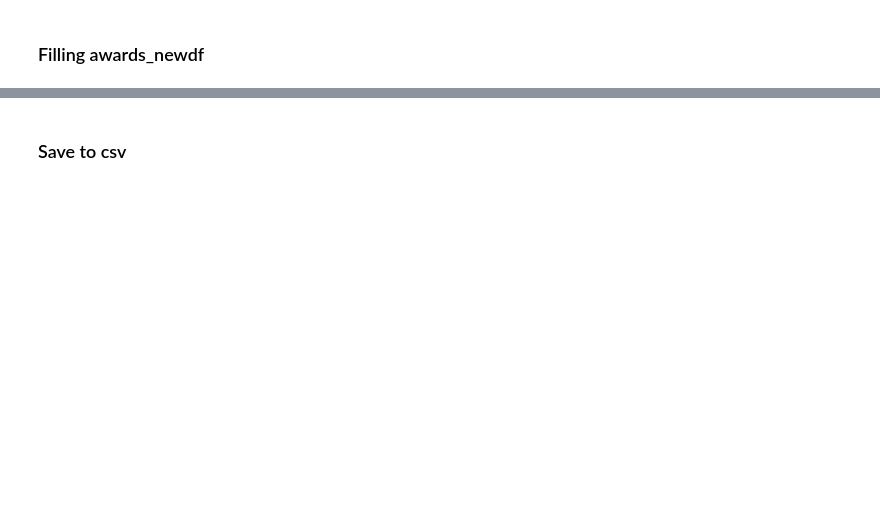
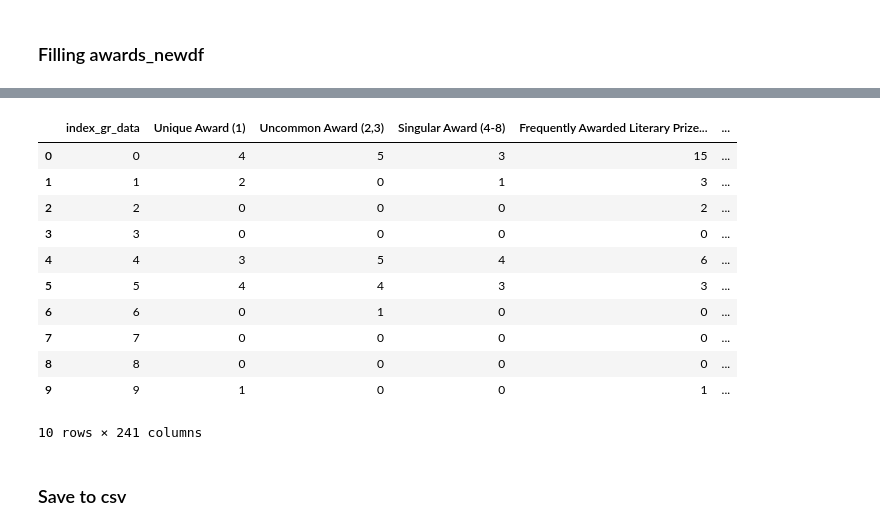
Before and after one commit to alleida23/Final_Project, a Jupyter notebook: 0. Drafts/goodreads_awards_NEWDF.ipynb, the cells around one changed output, grey strips where cells are left out. Cells and saved outputs as stored; diff of their text form; code cells hidden in the pictures; blank space fills up the shorter version.

```diff
--- a/0. Drafts/goodreads_awards_NEWDF.ipynb
+++ b/0. Drafts/goodreads_awards_NEWDF.ipynb
@@ -239,0 +261,4 @@ Index(['ALA Alex Award ', 'Ambassador Book Award for Fiction ',
+# %%
+# Sort the columns of the unique awards dataframe by name in descending order
+award_unique = award_unique.sort_index(axis=1, ascending=True)
+award_unique.columns
@@ -239,0 +285,3 @@ Index(['ALA Alex Award ', 'Ambassador Book Award for Fiction ',
+# %%
+award_newdf = pd.concat([award_newdf,award_unique],axis=1)
+award_newdf.shape
@@ -427,0 +297,20 @@ There are no rows with all values as 0 in award_df
+# %%
+# Loop through the first 10 rows in the awards_df dataframe
+for idx, row in awards_df.iterrows():
+    # Append the corresponding awards_df['index_gr_data'] to each new row in the award_newdf dataframe
+    award_newdf.at[idx, 'index_gr_data'] = row['index_gr_data']
+
+    # Check each award in the current row
+    for award in row['awards']:
+        # If the award is a column in the award_newdf dataframe, set the value to the number of times the award appears in the current row
+        if award in award_newdf.columns:
+            award_newdf.at[idx, award] = row['awards'].count(award)
+        else:
+            # If the award is not a column in the award_newdf dataframe, set the value to 0
+            award_newdf.at[idx, award] = 0
+
+    # Print the number of rows processed so far
+    print(f"Rows processed: {idx + 1}", end='\r', flush=True)
+
+# Print the final number of rows processed
+print(f"\nTotal rows appended: {len(award_newdf)}")
@@ -427,0 +324,5 @@ There are no rows with all values as 0 in award_df
+# %%
+# Filling NaN with 0
+award_newdf = award_newdf.fillna(0)
+award_newdf = award_newdf.drop(['index'],axis=1)
+award_newdf.columns
@@ -428,3 +346,18 @@ There are no rows with all values as 0 in award_df
+# %%
+award_newdf.head(10)
+# %% [output]
+|  | index_gr_data | Unique Award (1) | Uncommon Award (2,3) | Singular Award (4-8) | Frequently Awarded Literary Prize... | ... |
+| 0 | 0 | 4 | 5 | 3 | 15 | ... |
+| 1 | 1 | 2 | 0 | 1 | 3 | ... |
+| 2 | 2 | 0 | 0 | 0 | 2 | ... |
+| 3 | 3 | 0 | 0 | 0 | 0 | ... |
+| 4 | 4 | 3 | 5 | 4 | 6 | ... |
+| 5 | 5 | 4 | 4 | 3 | 3 | ... |
+| 6 | 6 | 0 | 1 | 0 | 0 | ... |
+| 7 | 7 | 0 | 0 | 0 | 0 | ... |
+| 8 | 8 | 0 | 0 | 0 | 0 | ... |
+| 9 | 9 | 1 | 0 | 0 | 1 | ... |
+10 rows × 241 columns
 # %% [markdown]
 ### Save to csv
 # %%
```
Also changed, not shown: parts of 42 cells of this notebook.
